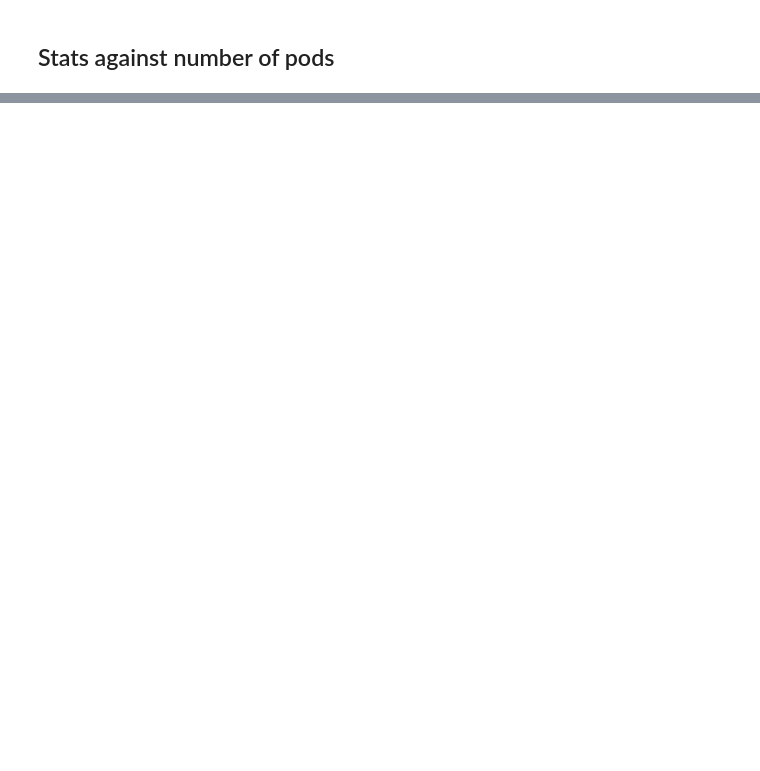
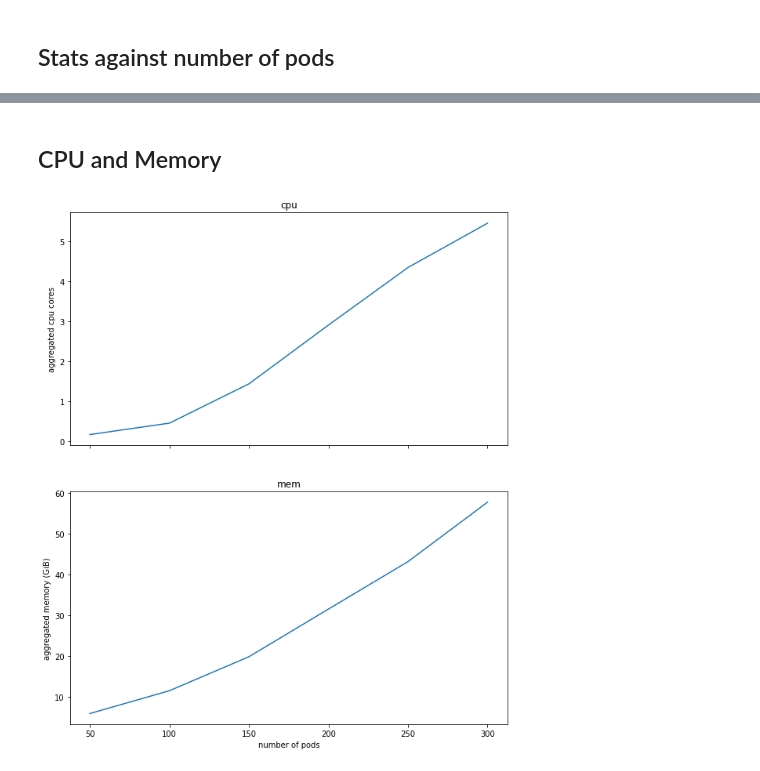
Before and after one commit to Vincent-lau/hyperion, a Jupyter notebook: measure/getmetrics.ipynb, the cells around one changed output, grey strips where cells are left out. Cells and saved outputs as stored; diff of their text form; code cells hidden in the pictures; blank space fills up the shorter version.

```diff
--- a/measure/getmetrics.ipynb
+++ b/measure/getmetrics.ipynb
@@ -155,0 +193,23 @@ ax[1].plot(x, y_msg_sent)
+# %% [markdown]
+## CPU and Memory
+# %%
+cpu = [0.17, 0.455, 1.438, 2.908, 4.347, 5.454]
+mem = [5.97, 11.55, 19.87, 31.54, 43.16, 57.71]
+pods = range(50, 350, 50)
+
+
+fig, ax = plt.subplots(2, 1, sharex=True)
+fig.set_size_inches(10, 12)
+
+ax[0].plot(pods, cpu, label='cpu')
+ax[0].set_title('cpu')
+ax[0].set_ylabel('aggregated cpu cores')
+
+ax[1].plot(pods, mem, label='mem')
+ax[1].set_title('mem')
+ax[1].set_ylabel('aggregated memory (GiB)')
+ax[1].set_xlabel('number of pods')
+
+fig.savefig(f'{graph_dir}cpu-and-memory-usage.png')
+# %% [output]
+[figure, added]
```
Also changed, not shown: parts of 7 cells of this notebook, 2 other files.
